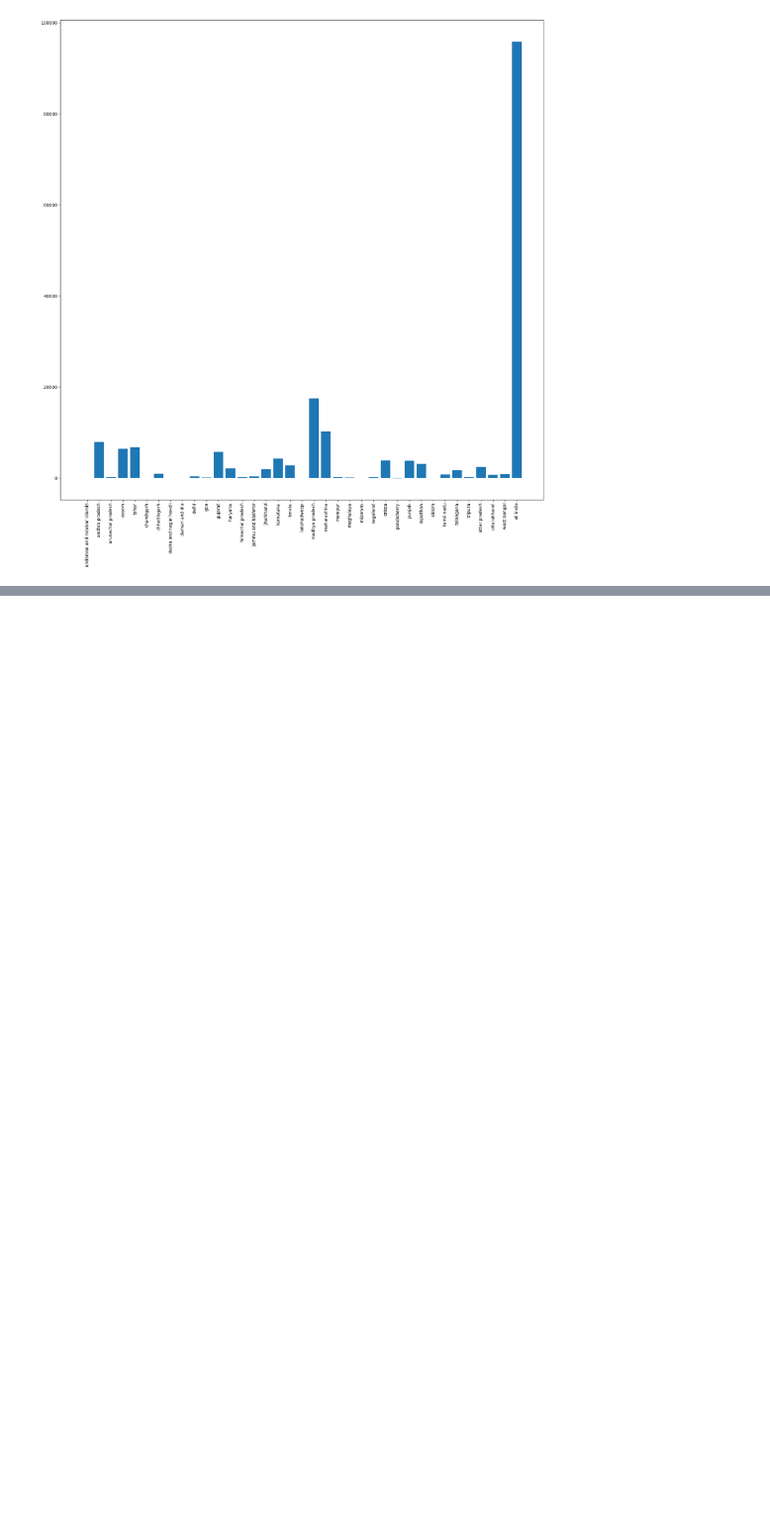
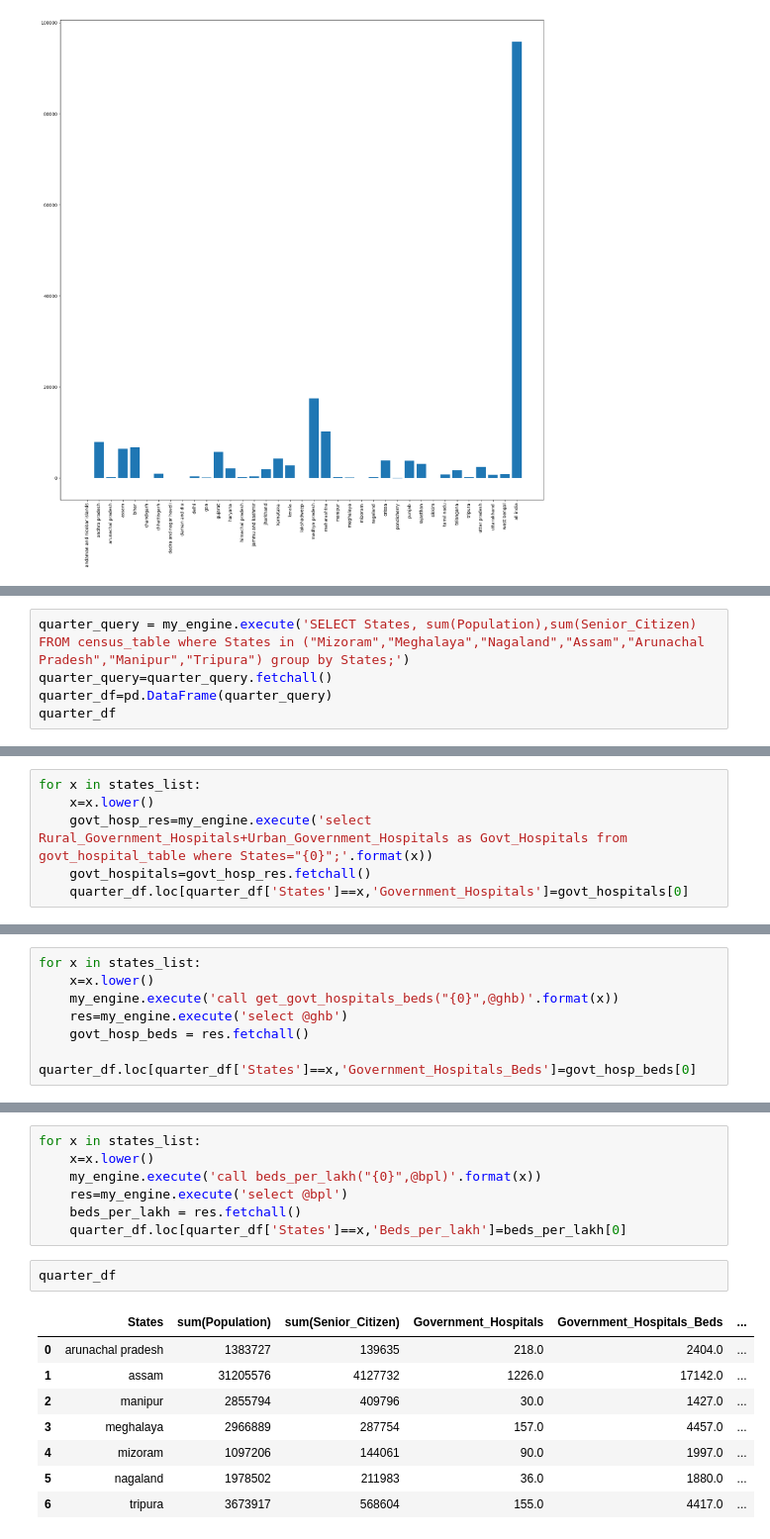
Before and after one commit to RoddaSreeCharanReddy/Data_Cleaning_Project_One, a Jupyter notebook: Complete_Project.ipynb, the cells around one changed output, grey strips where cells are left out. Shown at 99% size. Cells and saved outputs as stored; diff of their text form; blank space fills up the shorter version.

```diff
--- a/Complete_Project.ipynb
+++ b/Complete_Project.ipynb
@@ -1300,0 +1783,5 @@ plt.show()
+# %%
+quarter_query = my_engine.execute('SELECT States, sum(Population),sum(Senior_Citizen) FROM census_table where States in ("Mizoram","Meghalaya","Nagaland","Assam","Arunachal Pradesh","Manipur","Tripura") group by States;')
+quarter_query=quarter_query.fetchall()
+quarter_df=pd.DataFrame(quarter_query)
+quarter_df
@@ -1300,0 +1797,6 @@ plt.show()
+# %%
+for x in states_list:
+    x=x.lower()
+    govt_hosp_res=my_engine.execute('select Rural_Government_Hospitals+Urban_Government_Hospitals as Govt_Hospitals from govt_hospital_table where States="{0}";'.format(x))
+    govt_hospitals=govt_hosp_res.fetchall()
+    quarter_df.loc[quarter_df['States']==x,'Government_Hospitals']=govt_hospitals[0]
@@ -1300,0 +1814,7 @@ plt.show()
+# %%
+for x in states_list:
+    x=x.lower()
+    my_engine.execute('call get_govt_hospitals_beds("{0}",@ghb)'.format(x))
+    res=my_engine.execute('select @ghb')
+    govt_hosp_beds = res.fetchall()
+    quarter_df.loc[quarter_df['States']==x,'Government_Hospitals_Beds']=govt_hosp_beds[0]
@@ -1300,0 +1832,18 @@ plt.show()
+# %%
+for x in states_list:
+    x=x.lower()
+    my_engine.execute('call beds_per_lakh("{0}",@bpl)'.format(x))
+    res=my_engine.execute('select @bpl')
+    beds_per_lakh = res.fetchall()
+    quarter_df.loc[quarter_df['States']==x,'Beds_per_lakh']=beds_per_lakh[0]
+# %%
+quarter_df
+# %% [output]
+|  | States | sum(Population) | sum(Senior_Citizen) | Government_Hospitals | Government_Hospitals_Beds | ... |
+| 0 | arunachal pradesh | 1383727 | 139635 | 218.0 | 2404.0 | ... |
+| 1 | assam | 31205576 | 4127732 | 1226.0 | 17142.0 | ... |
+| 2 | manipur | 2855794 | 409796 | 30.0 | 1427.0 | ... |
+| 3 | meghalaya | 2966889 | 287754 | 157.0 | 4457.0 | ... |
+| 4 | mizoram | 1097206 | 144061 | 90.0 | 1997.0 | ... |
+| 5 | nagaland | 1978502 | 211983 | 36.0 | 1880.0 | ... |
+| 6 | tripura | 3673917 | 568604 | 155.0 | 4417.0 | ... |
```
Also changed, not shown: parts of 79 cells of this notebook.
